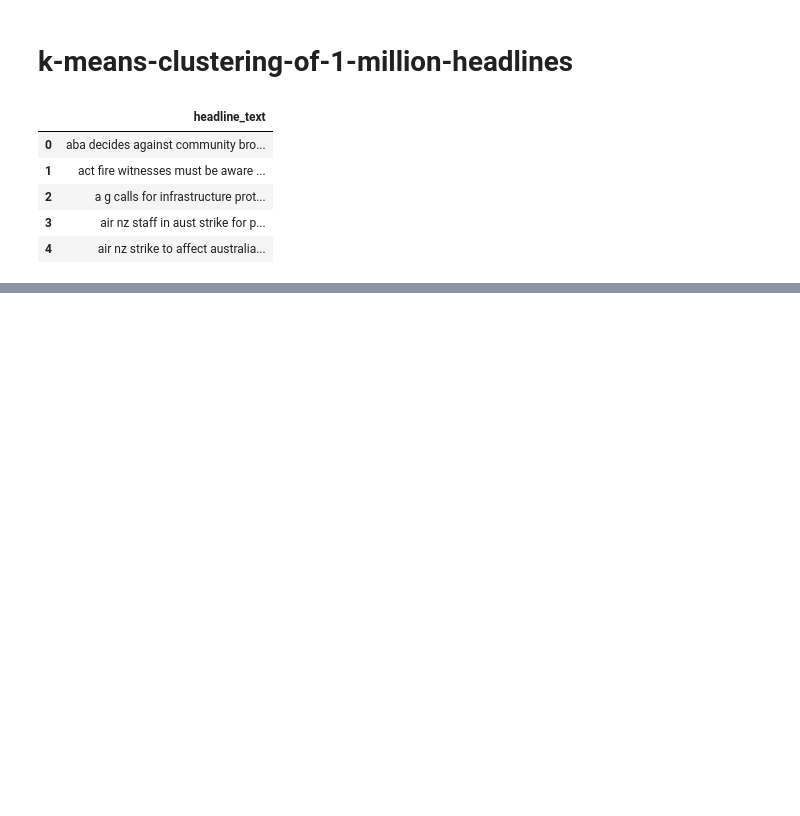
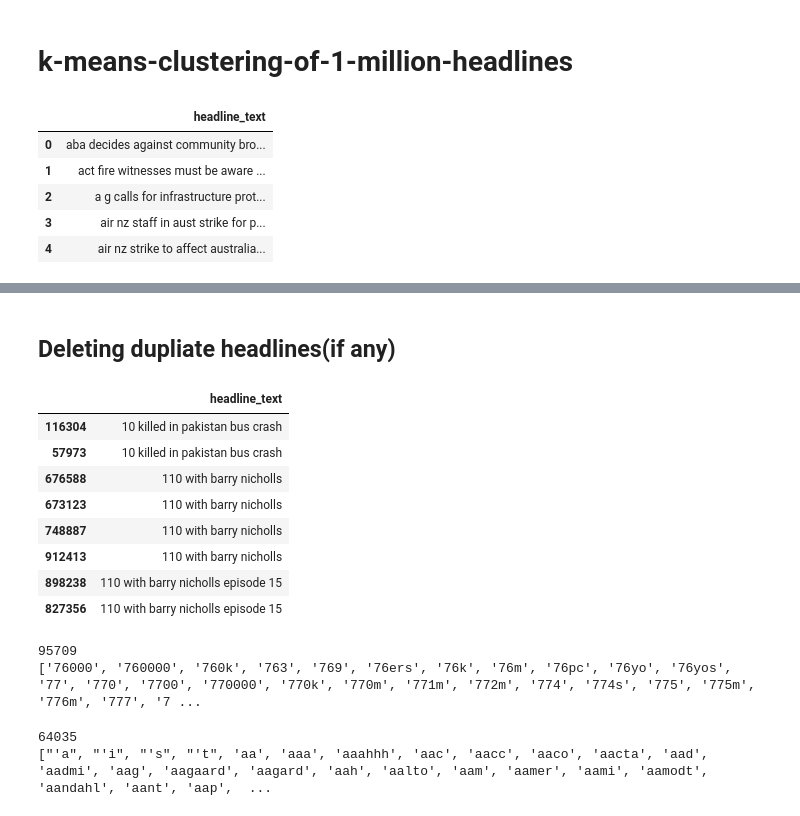
Before and after one commit to hivandu/practise, a Jupyter notebook: AI-basic/example_02.ipynb, the cells around one changed output, grey strips where cells are left out. Saved outputs shown, nothing was run; the diff lists cells and outputs as text; code cells hidden in the pictures; blank space fills up the shorter version.

```diff
--- a/AI-basic/example_02.ipynb
+++ b/AI-basic/example_02.ipynb
@@ -314,0 +324,14 @@ data.info()
+# %% [markdown]
+## Deleting dupliate headlines(if any)
+# %%
+data[data['headline_text'].duplicated(keep=False)].sort_values('headline_text').head(8)
+# %% [output]
+|  | headline_text |
+| 116304 | 10 killed in pakistan bus crash |
+| 57973 | 10 killed in pakistan bus crash |
+| 676588 | 110 with barry nicholls |
+| 673123 | 110 with barry nicholls |
+| 748887 | 110 with barry nicholls |
+| 912413 | 110 with barry nicholls |
+| 898238 | 110 with barry nicholls episode 15 |
+| 827356 | 110 with barry nicholls episode 15 |
@@ -314,0 +346,7 @@ data.info()
+# %%
+word_features = vectorizer.get_feature_names()
+print(len(word_features))
+print(word_features[5000:5100])
+# %% [output]
+95709
+['76000', '760000', '760k', '763', '769', '76ers', '76k', '76m', '76pc', '76yo', '76yos', '77', '770', '7700', '770000', '770k', '770m', '771m', '772m', '774', '774s', '775', '775m', '776m', '777', '7 ...
@@ -314,0 +359,9 @@ data.info()
+# %%
+vectorizer2 = TfidfVectorizer(stop_words = stop_words, tokenizer = tokenize)
+X2 = vectorizer2.fit_transform(desc)
+word_features2 = vectorizer2.get_feature_names()
+print(len(word_features2))
+print(word_features2[:50])
+# %% [output]
+64035
+["'a", "'i", "'s", "'t", 'aa', 'aaa', 'aaahhh', 'aac', 'aacc', 'aaco', 'aacta', 'aad', 'aadmi', 'aag', 'aagaard', 'aagard', 'aah', 'aalto', 'aam', 'aamer', 'aami', 'aamodt', 'aandahl', 'aant', 'aap',  ...
```
Also changed, not shown: parts of 17 cells of this notebook.
